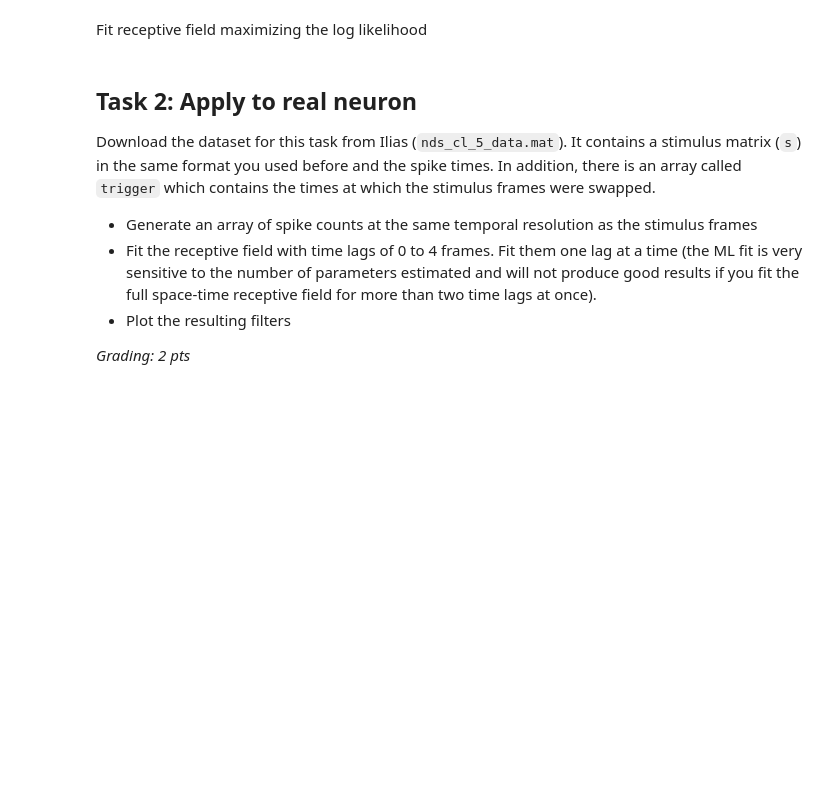
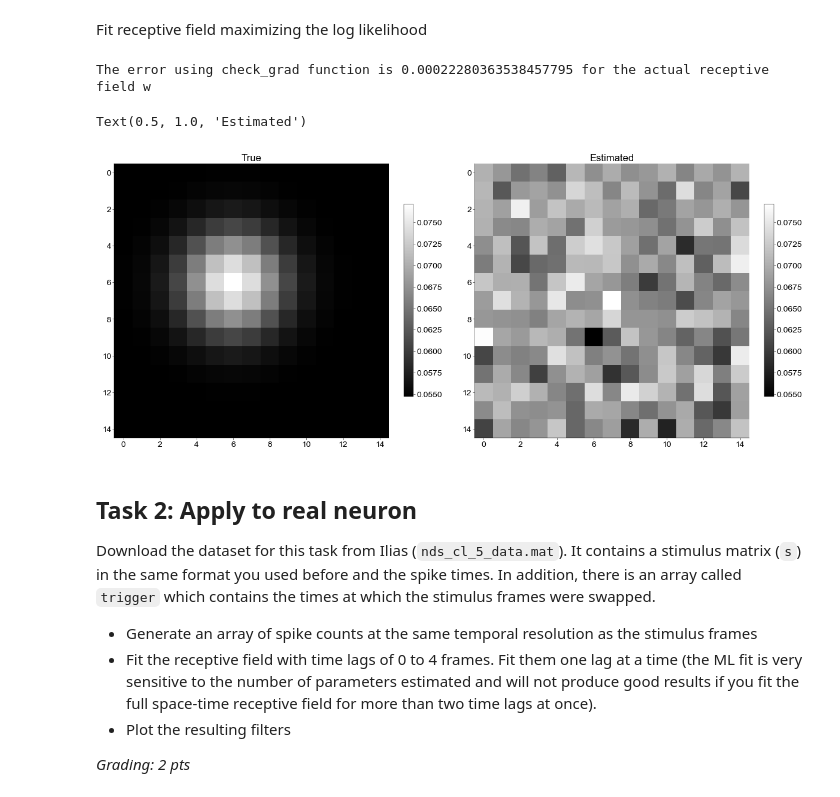
Before and after one commit to atimcenko/tu-neural-data-science, a Jupyter notebook: notebooks/CodingLab5_Nitin.ipynb, the cells around one changed output. Saved outputs shown, nothing was run; the diff lists cells and outputs as text; code cells hidden in the pictures; blank space fills up the shorter version.

```diff
--- a/notebooks/CodingLab5_Nitin.ipynb
+++ b/notebooks/CodingLab5_Nitin.ipynb
@@ -227,6 +258,14 @@ def negloglike_lnp(x, c, s, dt=0.1, R=50):
     # calculated earlier. (0.5 pts)
     # ------------------------------------------------
 
+    from scipy.special import factorial
+
+    r = np.exp(x.T@s) * dt * R
+
+    f = -np.sum(c*np.log(r) - np.log(factorial(c)) - r)
+
+    df = -(c - r)@s.T
+
     return f, df
 # %% [markdown]
 Fit receptive field maximizing the log likelihood
@@ -243,15 +272,53 @@ Fit receptive field maximizing the log likelihood
+# %%
+# insert your code here
+
+# ------------------------------------------
+# Estimate the receptive field by maximizing
+# the log-likelihood (or more commonly,
+# minimizing the negative log-likelihood).
+#
+# Tips: use scipy.optimize.minimize(). (1 pt)
+# ------------------------------------------
+
+from scipy.optimize import minimize, check_grad
+
+negloglik = lambda x: negloglike_lnp(x,c,s)[0]
+grad_negloglik = lambda x: negloglike_lnp(x,c,s)[1]
+
+error = check_grad(negloglik,grad_negloglik,w) # To check if gradient is calculated is right
+
+print("The error using check_grad function is {} for the actual receptive field w".format(error))
+
+
+x0=np.random.randn(225) #inititalizing the values for receptive field
+w_cal = minimize(negloglik, x0, jac=grad_negloglik, method='BFGS')
+w_opt = w_cal.x
+# %% [output]
+The error using check_grad function is 0.00022280363538457795 for the actual receptive field w
 # %%
 # insert your code here
 
 # ------------------------------------
 # Plot the ground truth and estimated
 # `w` side by side. (0.5 pts)
 # ------------------------------------
 
 mosaic = [["True", "Estimated"]]
 fig, ax = plt.subplot_mosaic(mosaic=mosaic, figsize=(12,5))
 
 # make sure to add a colorbar. 'bwr' is a reasonable choice for the cmap.
+
+ax[mosaic[0][0]].imshow(w.reshape((15,15)), cmap='gray')
+fig.colorbar(img, ax=ax[mosaic[0][0]], location='right',  shrink=0.7)
+ax[mosaic[0][0]].set_title(mosaic[0][0])
+
+
+ax[mosaic[0][1]].imshow(w_opt.reshape((15,15)), cmap='gray')
+fig.colorbar(img, ax=ax[mosaic[0][1]], location='right',  shrink=0.7)
+ax[mosaic[0][1]].set_title(mosaic[0][1])
+# %% [output]
+Text(0.5, 1.0, 'Estimated')
+[figure, added]
 # %% [markdown]
 ## Task 2: Apply to real neuron
 
```
Also changed, not shown: parts of 5 cells of this notebook.
